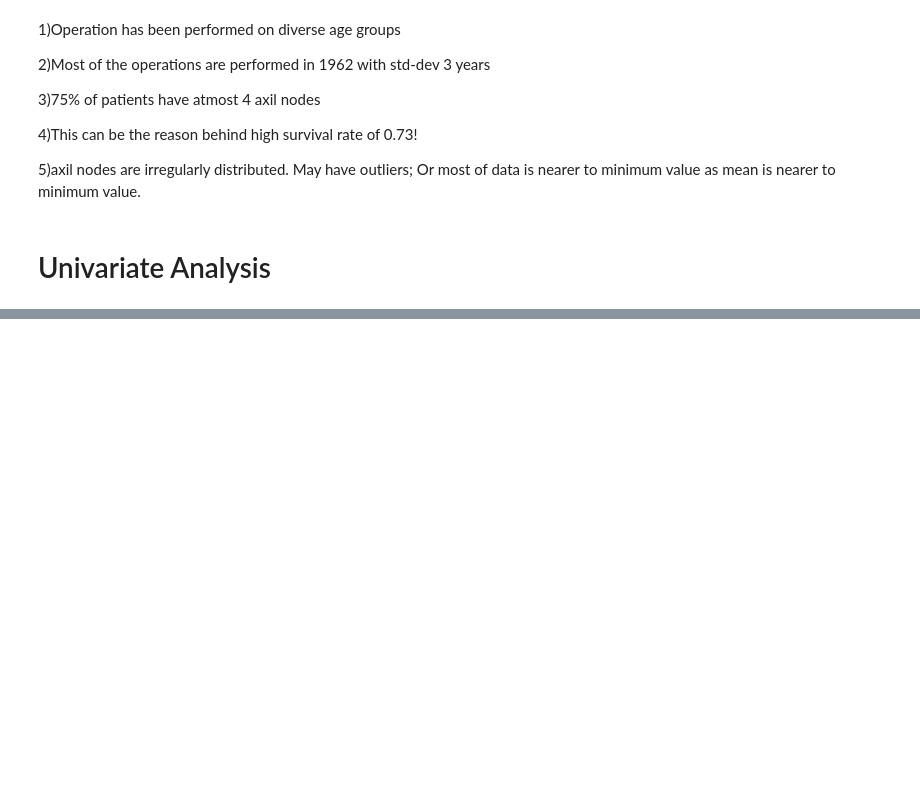
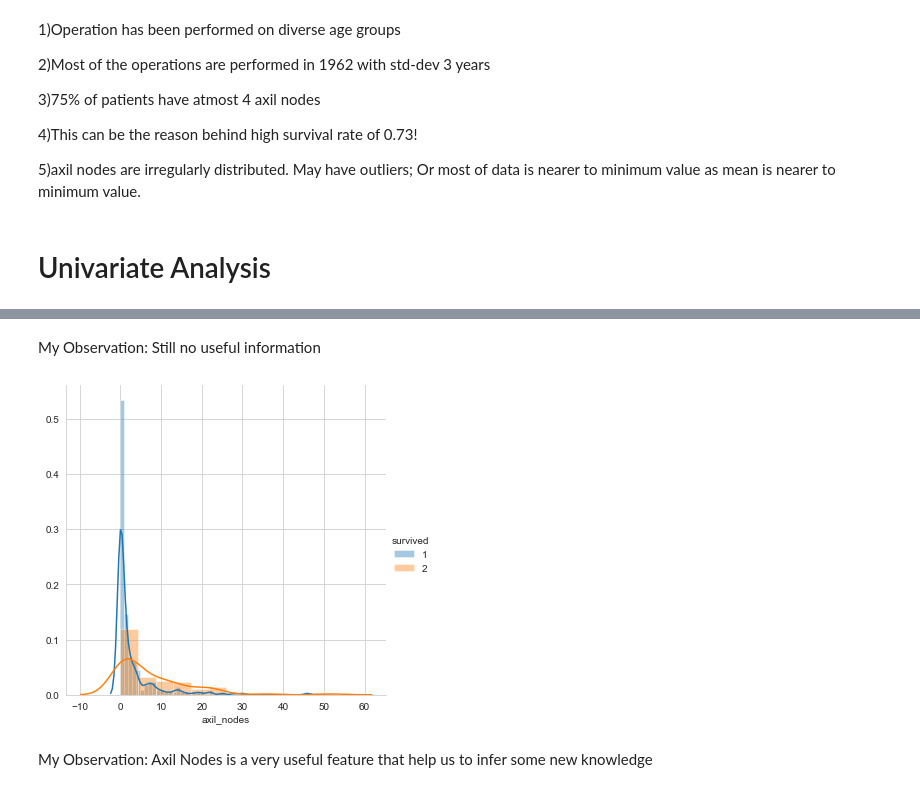
Before and after one commit to PritomDas/-survival-chances-of-patients-who-had-undergone-breast-surgery-for-a-period-of-5-years, a Jupyter notebook: Untitled.ipynb, the cells around one changed output, grey strips where cells are left out. Cells and saved outputs as stored; diff of their text form; code cells hidden in the pictures; blank space fills up the shorter version.

```diff
--- a/Untitled.ipynb
+++ b/Untitled.ipynb
@@ -119,0 +145,12 @@ plt.show()
+# %% [markdown]
+My Observation: Still no useful information
+# %%
+plt.close();
+sns.FacetGrid(df, hue="survived", size=5) \
+   .map(sns.distplot, "axil_nodes") \
+   .add_legend();
+plt.show();
+# %% [output]
+[figure, added]
+# %% [markdown]
+My Observation: Axil Nodes is a very useful feature that help us to infer some new knowledge
```
Also changed, not shown: parts of 7 cells of this notebook.
